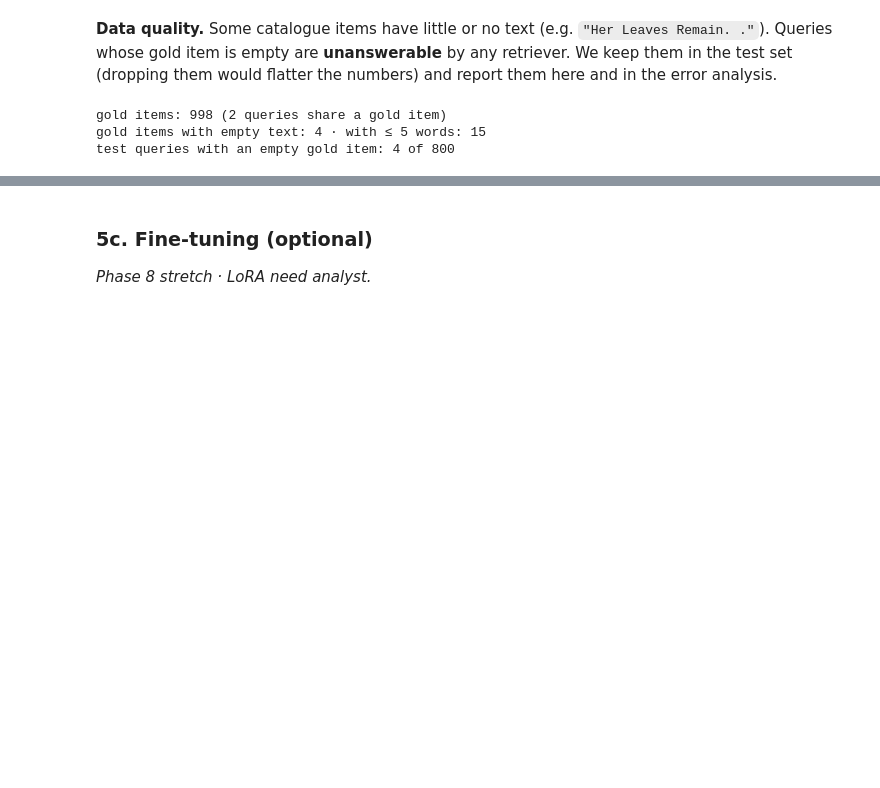
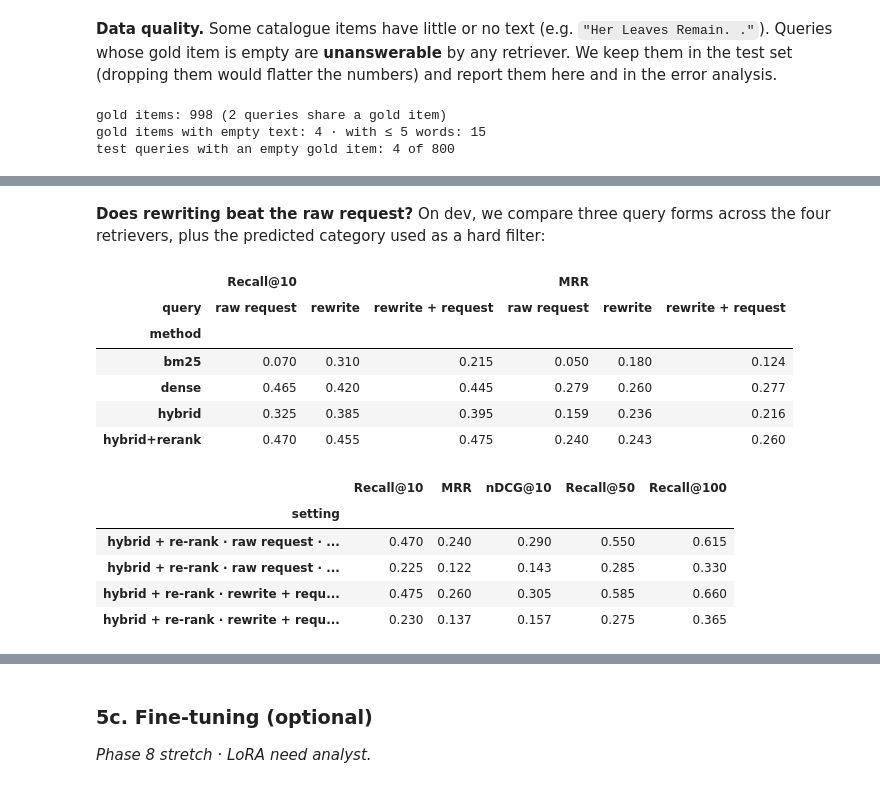
Before and after one commit to LalithMadhav-CODING/PickWise-A-Conversational-Shopping-Assistant, a Jupyter notebook: P14_Shopping_Assistant.ipynb, the cells around one changed output, grey strips where cells are left out. Cells and saved outputs as stored; diff of their text form; code cells hidden in the pictures; blank space fills up the shorter version.

```diff
--- a/P14_Shopping_Assistant.ipynb
+++ b/P14_Shopping_Assistant.ipynb
@@ -166,0 +348,30 @@ _Phases 3–5 · need analyst (Module 2 · Structured_Generation_Lab), MCP serve
+# %% [markdown]
+**Does rewriting beat the raw request?** On dev, we compare three query forms across the four retrievers, plus the predicted category used as a hard filter:
+# %%
+forms = {
+    "raw request": raw_dev,
+    "rewrite": [search_query(n) if n else r for n, r in zip(need_dev, raw_dev)],
+    "rewrite + request": [search_query(n, r) if n else r for n, r in zip(need_dev, raw_dev)],
+}
+grid = pd.DataFrame([{"query": f, "method": m, **evaluate(retriever, qs, gold_dev, m)}
+                     for f, qs in forms.items() for m in ("bm25", "dense", "hybrid", "hybrid+rerank")])
+display(grid.pivot(index="method", columns="query", values=["Recall@10", "MRR"]).round(3))
+
+predicted = [n.category if n else None for n in need_dev]
+pd.DataFrame([dev_row(f"hybrid + re-rank · {f} · {'category filter' if c else 'no filter'}",
+                      queries=forms[f], method="hybrid+rerank", categories=c)
+              for f in ("raw request", "rewrite + request") for c in (None, predicted)]).set_index("setting").round(3)
+# %% [output]
+|  | Recall@10 |  |  | MRR |  |  |
+| query | raw request | rewrite | rewrite + request | raw request | rewrite | rewrite + request |
+| method |  |  |  |  |  |  |
+| bm25 | 0.070 | 0.310 | 0.215 | 0.050 | 0.180 | 0.124 |
+| dense | 0.465 | 0.420 | 0.445 | 0.279 | 0.260 | 0.277 |
+| hybrid | 0.325 | 0.385 | 0.395 | 0.159 | 0.236 | 0.216 |
+| hybrid+rerank | 0.470 | 0.455 | 0.475 | 0.240 | 0.243 | 0.260 |
+|  | Recall@10 | MRR | nDCG@10 | Recall@50 | Recall@100 |
+| setting |  |  |  |  |  |
+| hybrid + re-rank · raw request · ... | 0.470 | 0.240 | 0.290 | 0.550 | 0.615 |
+| hybrid + re-rank · raw request · ... | 0.225 | 0.122 | 0.143 | 0.285 | 0.330 |
+| hybrid + re-rank · rewrite + requ... | 0.475 | 0.260 | 0.305 | 0.585 | 0.660 |
+| hybrid + re-rank · rewrite + requ... | 0.230 | 0.137 | 0.157 | 0.275 | 0.365 |
```
Also changed, not shown: parts of 24 cells of this notebook, 7 other files.
